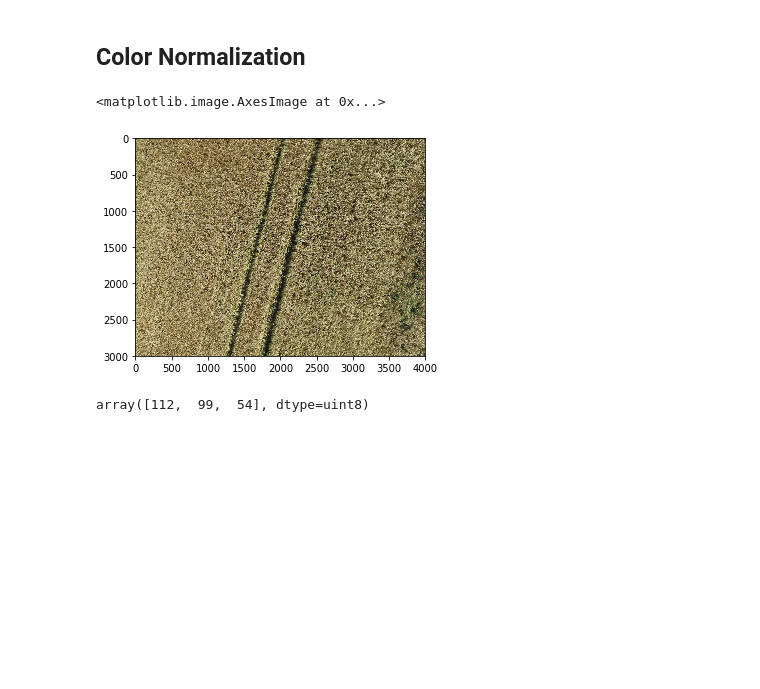
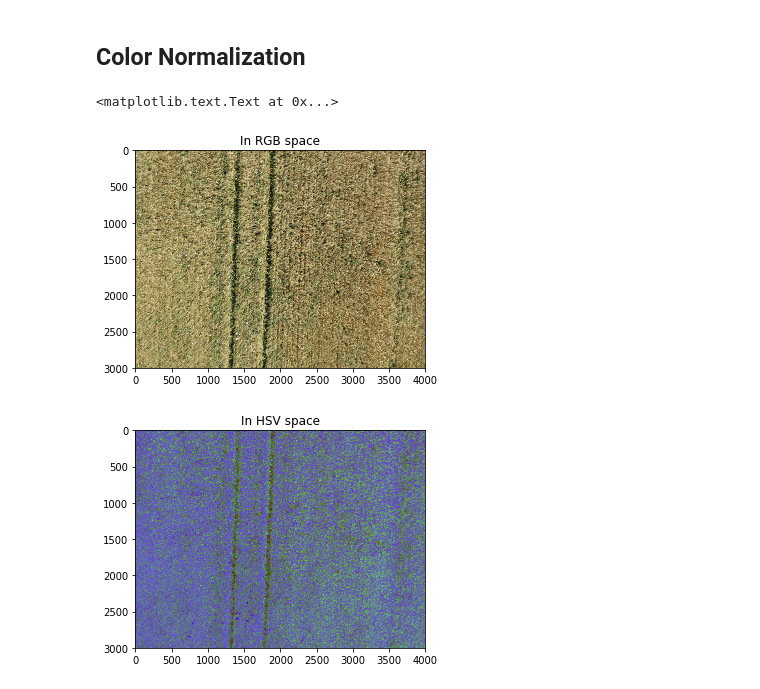
Before and after one commit to jianwu21/weed-recognization, a Jupyter notebook: weed recognization.ipynb, the cells around one changed output. Drawn from its saved outputs; the diff is of its cells as text; code cells hidden in the pictures; blank space fills up the shorter version.

Commit message:
experiment for rgb and hsv space

```diff
--- a/weed recognization.ipynb
+++ b/weed recognization.ipynb
@@ -12,10 +14,18 @@ dirpath = os.path.dirname(os.path.abspath('__file__'))
-# %%
-orig_im = plt.imread('Thistles/jer_2016jan13n15/barley_10m/orig/IMG_7347.JPG')
-plt.imshow(orig_im)
-# %% [output]
-<matplotlib.image.AxesImage at 0x...>
-[figure, removed]
-# %%
-orig_im[0][0]
-# %% [output]
-array([112,  99,  54], dtype=uint8)
+# %%
+# connetion to the database
+
+con = sqlite.connect('barley_10m.db')
+c = con.cursor()
+# %%
+# Example for the rgb and hsv.
+
+a, b = c.execute('select rgb, hsv from img limit 1').fetchone()
+plt.imshow(pickle.loads(a))
+plt.title('In RGB space')
+plt.figure()
+plt.imshow(pickle.loads(b))
+plt.title('In HSV space')
+# %% [output]
+<matplotlib.text.Text at 0x...>
+[figure, added]
+[figure, added]
```
Also changed, not shown: parts of 2 cells of this notebook.
